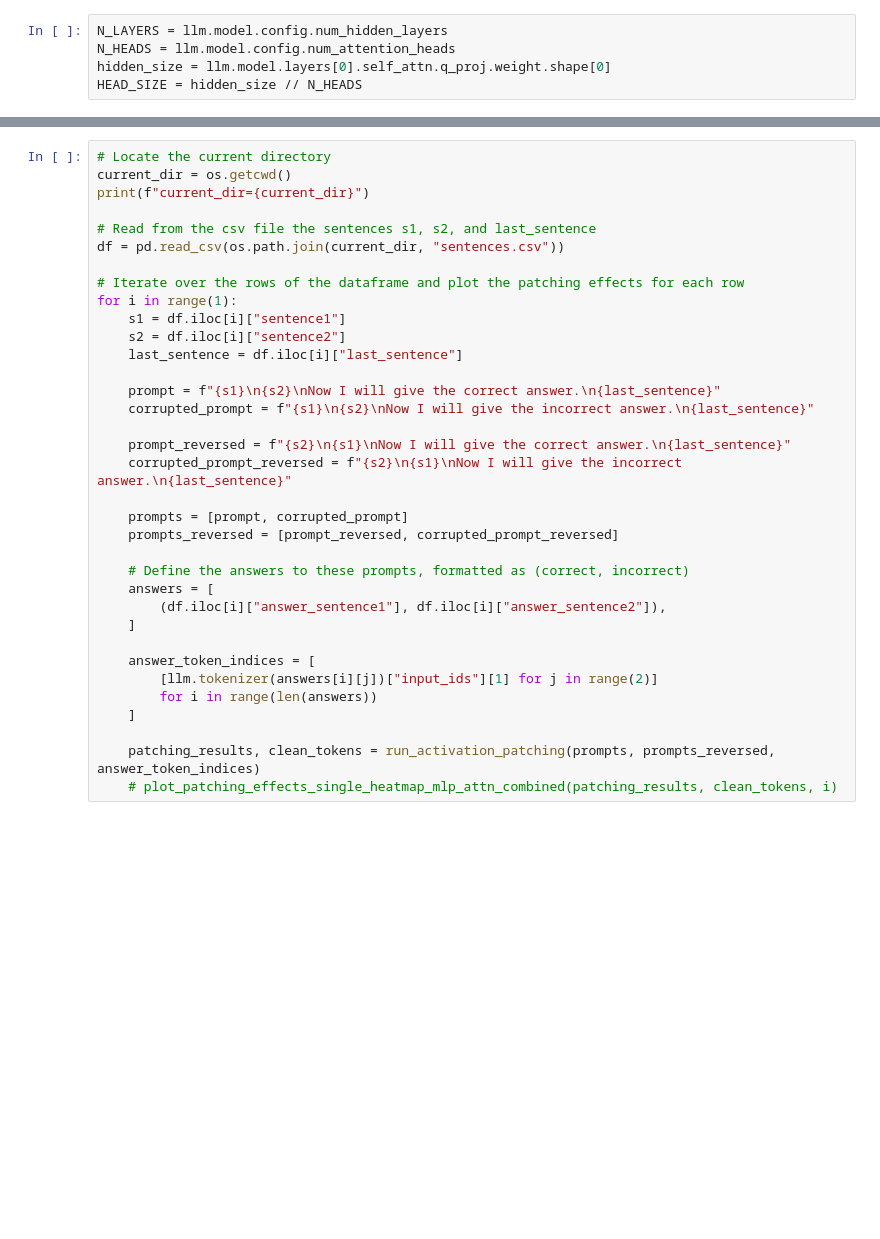
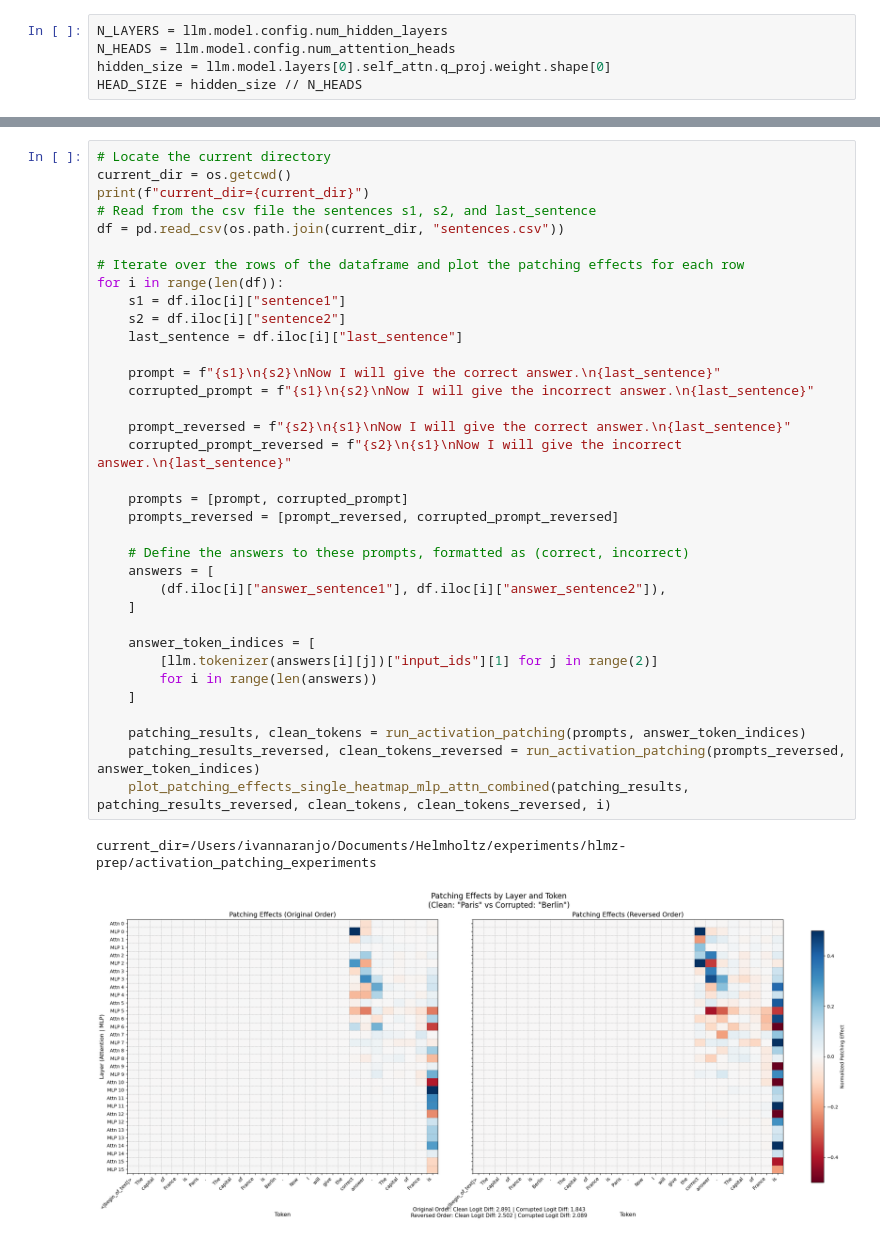
Before and after one commit to ivandrenc/hlmz-prep, a Jupyter notebook: activation_patching_experiments/activation_patching_attn_mlp_token_swapped_prompts.ipynb, the cells around one changed output, grey strips where cells are left out. Drawn from its saved outputs; the diff is of its cells as text; blank space fills up the shorter version.

```diff
--- a/activation_patching_experiments/activation_patching_attn_mlp_token_swapped_prompts.ipynb
+++ b/activation_patching_experiments/activation_patching_attn_mlp_token_swapped_prompts.ipynb
@@ -21,34 +161,37 @@ HEAD_SIZE = hidden_size // N_HEADS
 # Locate the current directory
 current_dir = os.getcwd()
 print(f"current_dir={current_dir}")
-
 # Read from the csv file the sentences s1, s2, and last_sentence
 df = pd.read_csv(os.path.join(current_dir, "sentences.csv"))
 
 # Iterate over the rows of the dataframe and plot the patching effects for each row
-for i in range(1):
+for i in range(len(df)):
     s1 = df.iloc[i]["sentence1"]
     s2 = df.iloc[i]["sentence2"]
     last_sentence = df.iloc[i]["last_sentence"]
 
     prompt = f"{s1}\n{s2}\nNow I will give the correct answer.\n{last_sentence}"
     corrupted_prompt = f"{s1}\n{s2}\nNow I will give the incorrect answer.\n{last_sentence}"
 
     prompt_reversed = f"{s2}\n{s1}\nNow I will give the correct answer.\n{last_sentence}"
     corrupted_prompt_reversed = f"{s2}\n{s1}\nNow I will give the incorrect answer.\n{last_sentence}"
 
     prompts = [prompt, corrupted_prompt]
     prompts_reversed = [prompt_reversed, corrupted_prompt_reversed]
 
     # Define the answers to these prompts, formatted as (correct, incorrect)
     answers = [
         (df.iloc[i]["answer_sentence1"], df.iloc[i]["answer_sentence2"]),
     ]
 
     answer_token_indices = [
         [llm.tokenizer(answers[i][j])["input_ids"][1] for j in range(2)]
         for i in range(len(answers))
     ]
 
-    patching_results, clean_tokens = run_activation_patching(prompts, prompts_reversed, answer_token_indices)
-    # plot_patching_effects_single_heatmap_mlp_attn_combined(patching_results, clean_tokens, i)
+    patching_results, clean_tokens = run_activation_patching(prompts, answer_token_indices)
+    patching_results_reversed, clean_tokens_reversed = run_activation_patching(prompts_reversed, answer_token_indices)
+    plot_patching_effects_single_heatmap_mlp_attn_combined(patching_results, patching_results_reversed, clean_tokens, clean_tokens_reversed, i)
+# %% [output]
+current_dir=/Users/ivannaranjo/Documents/Helmholtz/experiments/hlmz-prep/activation_patching_experiments
+[figure, added]
```
Also changed, not shown: parts of 12 cells of this notebook, 15 other files.
